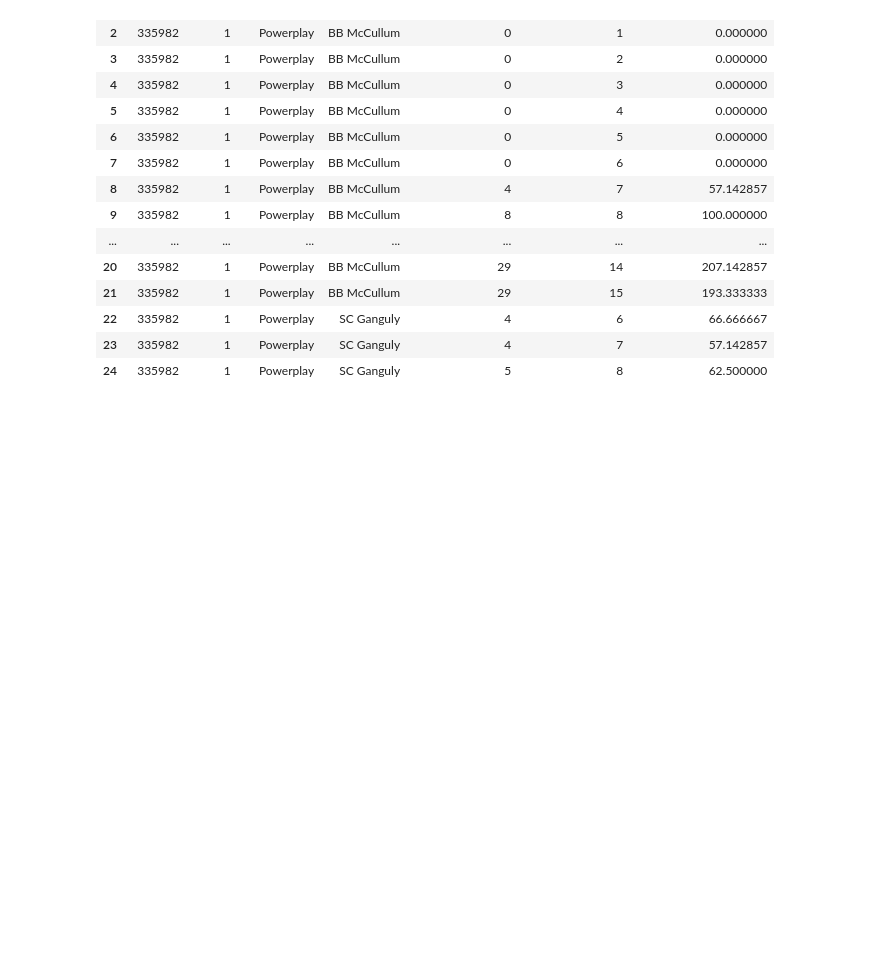
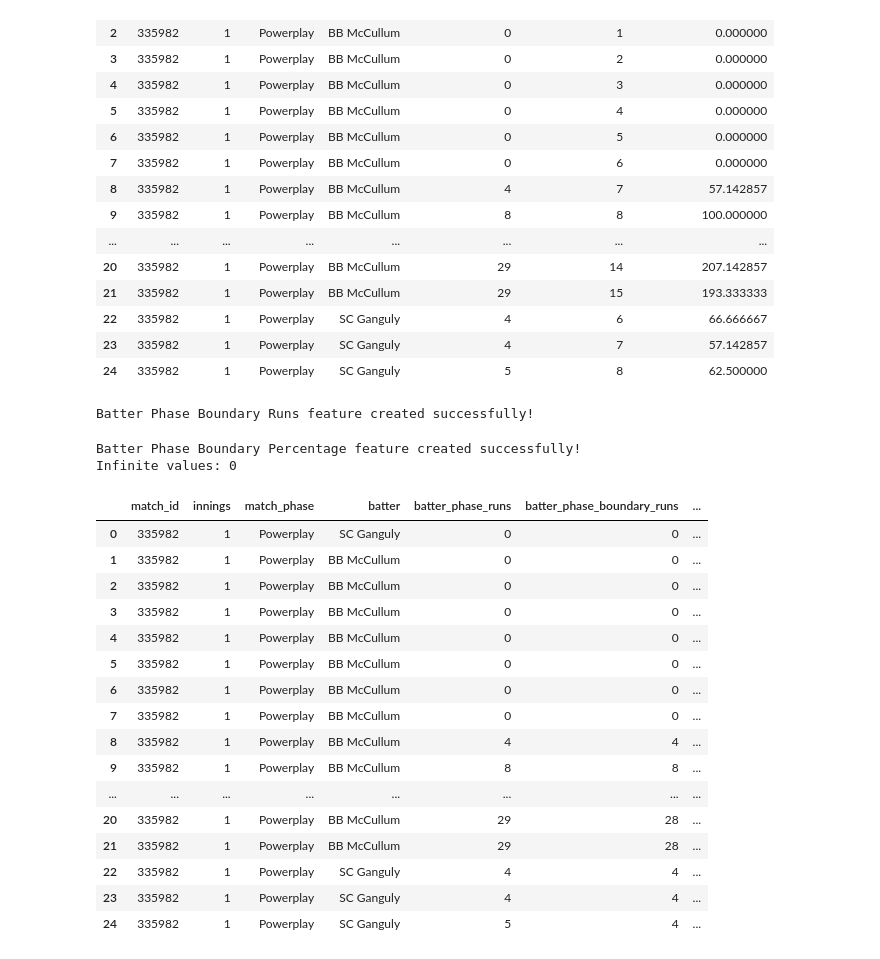
Before and after one commit to SandeepKumar-1019/IPL-Performance-Intelligence, a Jupyter notebook: notebooks/02_feature_engineering.ipynb, the cells around one changed output. Saved outputs shown, nothing was run; the diff lists cells and outputs as text; code cells hidden in the pictures; blank space fills up the shorter version.

```diff
--- a/notebooks/02_feature_engineering.ipynb
+++ b/notebooks/02_feature_engineering.ipynb
@@ -1739,3 +1739,72 @@ df[
 | 22 | 335982 | 1 | Powerplay | SC Ganguly | 4 | 6 | 66.666667 |
 | 23 | 335982 | 1 | Powerplay | SC Ganguly | 4 | 7 | 57.142857 |
 | 24 | 335982 | 1 | Powerplay | SC Ganguly | 5 | 8 | 62.500000 |
+# %%
+# Cumulative boundary runs by batter within each match phase
+
+df['batter_phase_boundary_runs'] = (
+    df.groupby(
+        [
+            'match_id',
+            'innings',
+            'batter',
+            'match_phase'
+        ]
+    )['boundary_runs']
+    .cumsum()
+)
+
+print("Batter Phase Boundary Runs feature created successfully!")
+# %% [output]
+Batter Phase Boundary Runs feature created successfully!
+# %%
+import numpy as np
+
+df['batter_phase_boundary_pct'] = np.where(
+    df['batter_phase_runs'] > 0,
+    (
+        df['batter_phase_boundary_runs']
+        / df['batter_phase_runs']
+    ) * 100,
+    np.nan
+)
+
+print("Batter Phase Boundary Percentage feature created successfully!")
+
+print(
+    "Infinite values:",
+    np.isinf(df['batter_phase_boundary_pct']).sum()
+)
+# %% [output]
+Batter Phase Boundary Percentage feature created successfully!
+Infinite values: 0
+# %%
+df[
+    [
+        'match_id',
+        'innings',
+        'match_phase',
+        'batter',
+        'batter_phase_runs',
+        'batter_phase_boundary_runs',
+        'batter_phase_boundary_pct'
+    ]
+].head(25)
+# %% [output]
+|  | match_id | innings | match_phase | batter | batter_phase_runs | batter_phase_boundary_runs | ... |
+| 0 | 335982 | 1 | Powerplay | SC Ganguly | 0 | 0 | ... |
+| 1 | 335982 | 1 | Powerplay | BB McCullum | 0 | 0 | ... |
+| 2 | 335982 | 1 | Powerplay | BB McCullum | 0 | 0 | ... |
+| 3 | 335982 | 1 | Powerplay | BB McCullum | 0 | 0 | ... |
+| 4 | 335982 | 1 | Powerplay | BB McCullum | 0 | 0 | ... |
+| 5 | 335982 | 1 | Powerplay | BB McCullum | 0 | 0 | ... |
+| 6 | 335982 | 1 | Powerplay | BB McCullum | 0 | 0 | ... |
+| 7 | 335982 | 1 | Powerplay | BB McCullum | 0 | 0 | ... |
+| 8 | 335982 | 1 | Powerplay | BB McCullum | 4 | 4 | ... |
+| 9 | 335982 | 1 | Powerplay | BB McCullum | 8 | 8 | ... |
+| ... | ... | ... | ... | ... | ... | ... | ... |
+| 20 | 335982 | 1 | Powerplay | BB McCullum | 29 | 28 | ... |
+| 21 | 335982 | 1 | Powerplay | BB McCullum | 29 | 28 | ... |
+| 22 | 335982 | 1 | Powerplay | SC Ganguly | 4 | 4 | ... |
+| 23 | 335982 | 1 | Powerplay | SC Ganguly | 4 | 4 | ... |
+| 24 | 335982 | 1 | Powerplay | SC Ganguly | 5 | 4 | ... |
```
Also changed, not shown: parts of 33 cells of this notebook.
